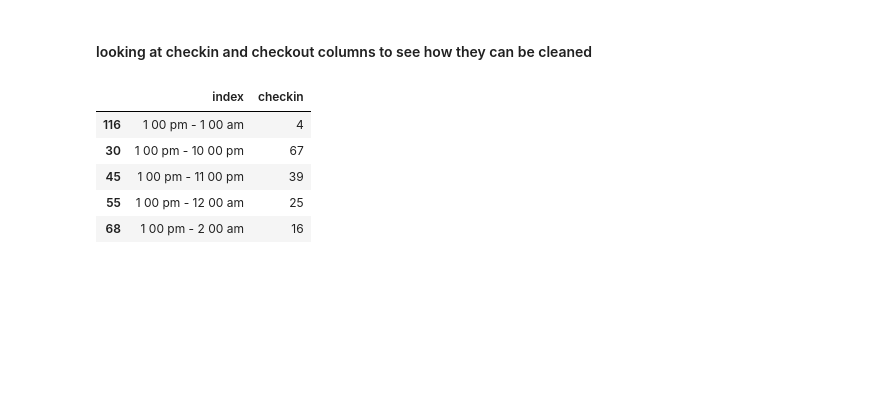
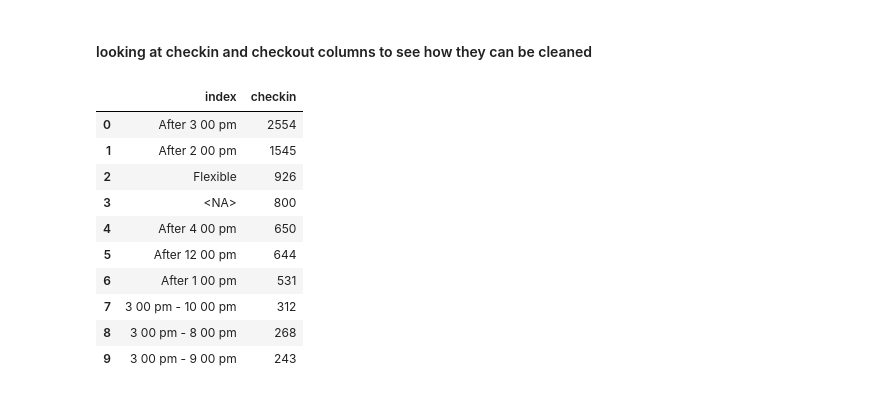
Before and after one commit to vndayambaje/Airbnb_EDA_Project, a Jupyter notebook: Project_2_code.ipynb, the cells around one changed output. Saved outputs shown, nothing was run; the diff lists cells and outputs as text; code cells hidden in the pictures; blank space fills up the shorter version.

```diff
--- a/Project_2_code.ipynb
+++ b/Project_2_code.ipynb
@@ -26,7 +21,7 @@ Successfully installed CurrencyConverter-0.17.27
 airbnb = pd.read_csv('airbnb.csv')
 country_to_letters = pd.read_csv('country-code-to-currency-code-mapping.csv')
 pd.set_option('display.max_columns', None)
-pd.set_option('display.max_rows', None)
+#pd.set_option('display.max_rows', None)
 # %% [markdown]
 ### Data cleaning
 # %% [markdown]
@@ -370,11 +365,16 @@ airbnb['amenities_num'] = airbnb['amenities_list'].apply(lambda x:len(x))
 # %% [markdown]
 #### looking at checkin and checkout columns to see how they can be cleaned
 # %%
-airbnb.checkin.value_counts().reset_index().sort_values(by = 'index').head(5)
+airbnb.checkin.value_counts(dropna=False).reset_index().head(10)
 # %% [output]
 |  | index | checkin |
-| 116 | 1 00 pm - 1 00 am | 4 |
-| 30 | 1 00 pm - 10 00 pm | 67 |
-| 45 | 1 00 pm - 11 00 pm | 39 |
-| 55 | 1 00 pm - 12 00 am | 25 |
-| 68 | 1 00 pm - 2 00 am | 16 |
+| 0 | After 3 00 pm | 2554 |
+| 1 | After 2 00 pm | 1545 |
+| 2 | Flexible | 926 |
+| 3 | <NA> | 800 |
+| 4 | After 4 00 pm | 650 |
+| 5 | After 12 00 pm | 644 |
+| 6 | After 1 00 pm | 531 |
+| 7 | 3 00 pm - 10 00 pm | 312 |
+| 8 | 3 00 pm - 8 00 pm | 268 |
+| 9 | 3 00 pm - 9 00 pm | 243 |
```
Also changed, not shown: parts of 12 cells of this notebook.
